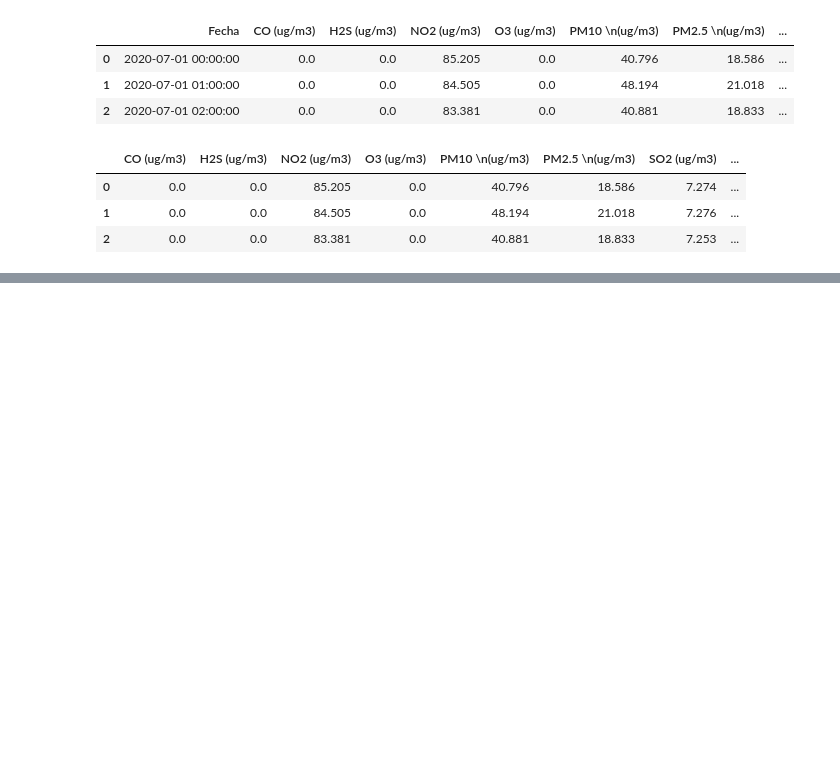
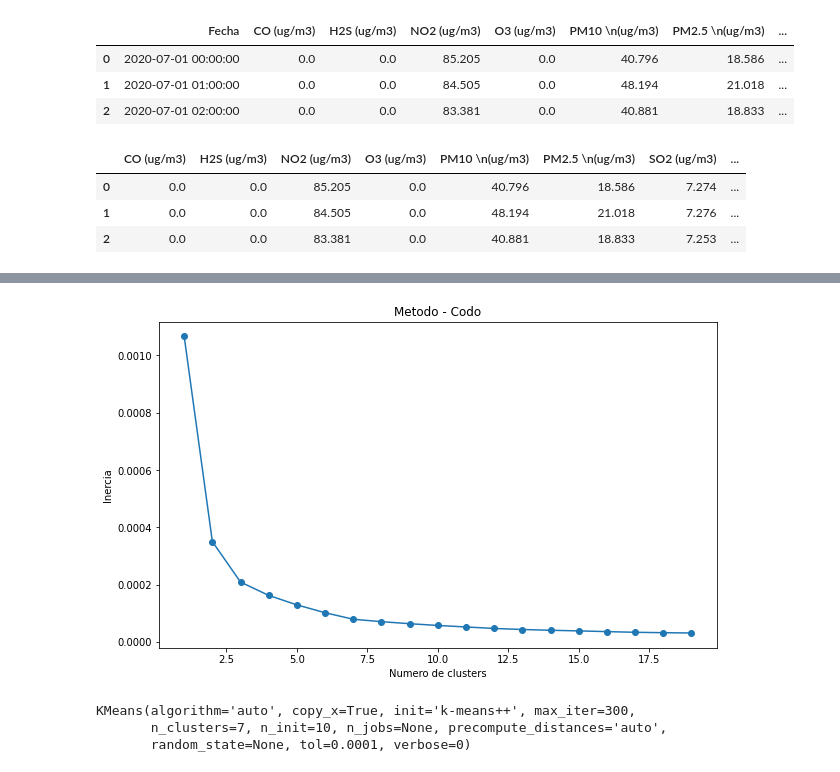
Before and after one commit to antony171060/Miraflores---A.-No-Supervisado, a Jupyter notebook: Miraflores_A_No_Supervisado.ipynb, the cells around one changed output, grey strips where cells are left out. Saved outputs shown, nothing was run; the diff lists cells and outputs as text; code cells hidden in the pictures; blank space fills up the shorter version.

```diff
--- a/Miraflores_A_No_Supervisado.ipynb
+++ b/Miraflores_A_No_Supervisado.ipynb
@@ -52,0 +93,8 @@ data.head(3)
+# %%
+"""
+indices = [200, 500, 700]
+muestras = pd.DataFrame(data.loc[indices],
+                        columns = data.keys()).reset_index(drop = True)
+data = data.drop(indices, axis=0)
+muestras
+"""
@@ -52,0 +103,4 @@ data.head(3)
+# %%
+from sklearn import preprocessing
+data_escalada = preprocessing.Normalizer(norm="l2").fit_transform(data)
+data_escalada
@@ -52,0 +121,28 @@ data.head(3)
+# %%
+from sklearn.cluster import KMeans
+
+X = data_escalada.copy()
+
+inercia=[]
+
+for i in range(1, 20):
+  algoritmo=KMeans(n_clusters =i, init='k-means++',
+                   max_iter=300, n_init=10)
+  algoritmo.fit(X)
+  inercia.append(algoritmo.inertia_)
+# %%
+plt.figure(figsize=[10,6])
+plt.title("Metodo - Codo")
+plt.xlabel("Numero de clusters")
+plt.ylabel("Inercia")
+plt.plot(list(range(1, 20)), inercia, marker='o')
+plt.show()
+# %% [output]
+[figure, added]
+# %%
+algoritmo = KMeans(n_clusters=7)
+algoritmo.fit(X)
+# %% [output]
+KMeans(algorithm='auto', copy_x=True, init='k-means++', max_iter=300,
+       n_clusters=7, n_init=10, n_jobs=None, precompute_distances='auto',
+       random_state=None, tol=0.0001, verbose=0)
```
Also changed, not shown: parts of 8 cells of this notebook.
